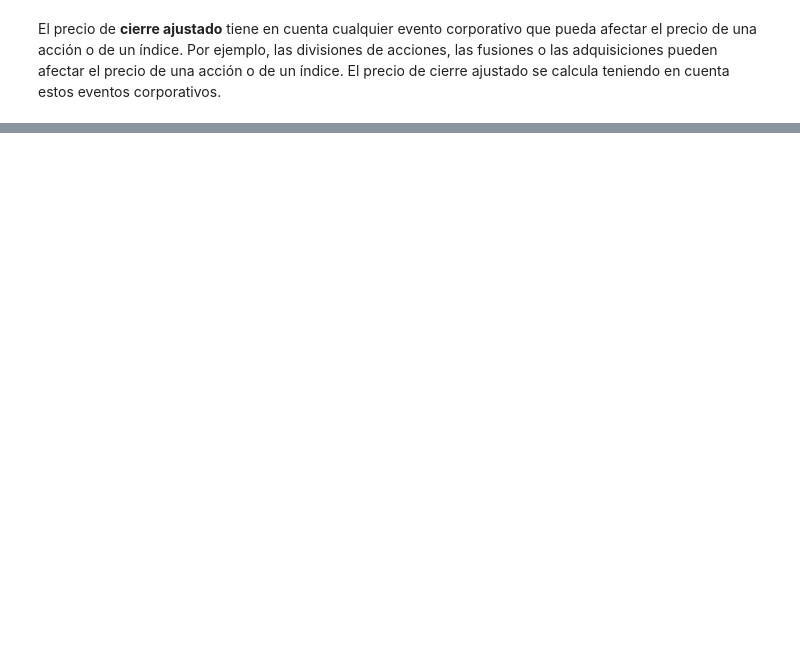
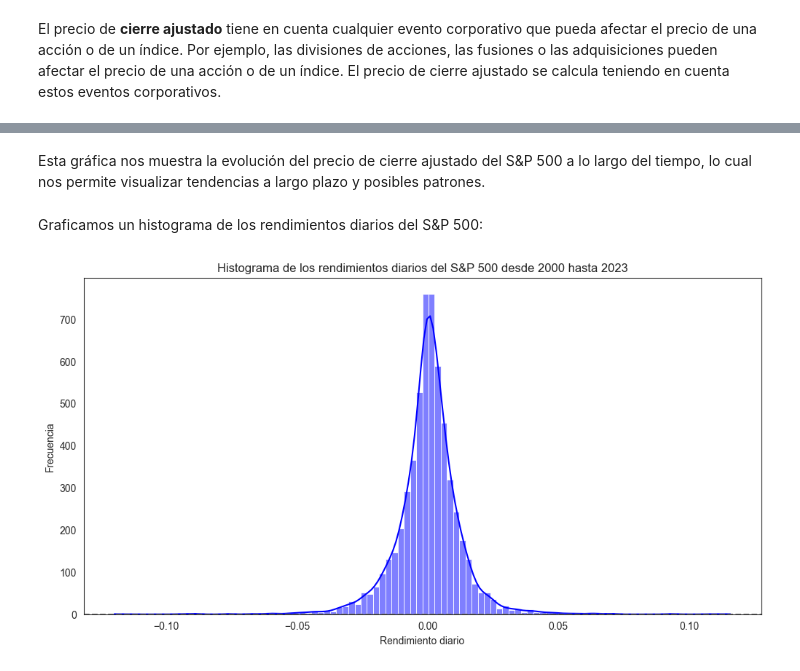
Before and after one commit to SoleEsp/PI_N2_DA, a Jupyter notebook: EDA.ipynb, the cells around one changed output, grey strips where cells are left out. Drawn from its saved outputs; the diff is of its cells as text; code cells hidden in the pictures; blank space fills up the shorter version.

```diff
--- a/EDA.ipynb
+++ b/EDA.ipynb
@@ -169,0 +128,14 @@ ModuleNotFoundError: No module named 'mpl_finance'
+# %% [markdown]
+Esta gráfica nos muestra la evolución del precio de cierre ajustado del S&P 500 a lo largo del tiempo, lo cual nos permite visualizar tendencias a largo plazo y posibles patrones.
+# %% [markdown]
+Graficamos un histograma de los rendimientos diarios del S&P 500:
+# %%
+daily_returns = df_sp500['Cierre'].pct_change()
+plt.figure(figsize=(12,6))
+sns.histplot(daily_returns.dropna(), kde=True, bins=100, color='blue')
+plt.title('Histograma de los rendimientos diarios del S&P 500 desde 2000 hasta 2023')
+plt.xlabel('Rendimiento diario')
+plt.ylabel('Frecuencia')
+plt.show()
+# %% [output]
+[figure, added]
```
Also changed, not shown: parts of 14 cells of this notebook.
